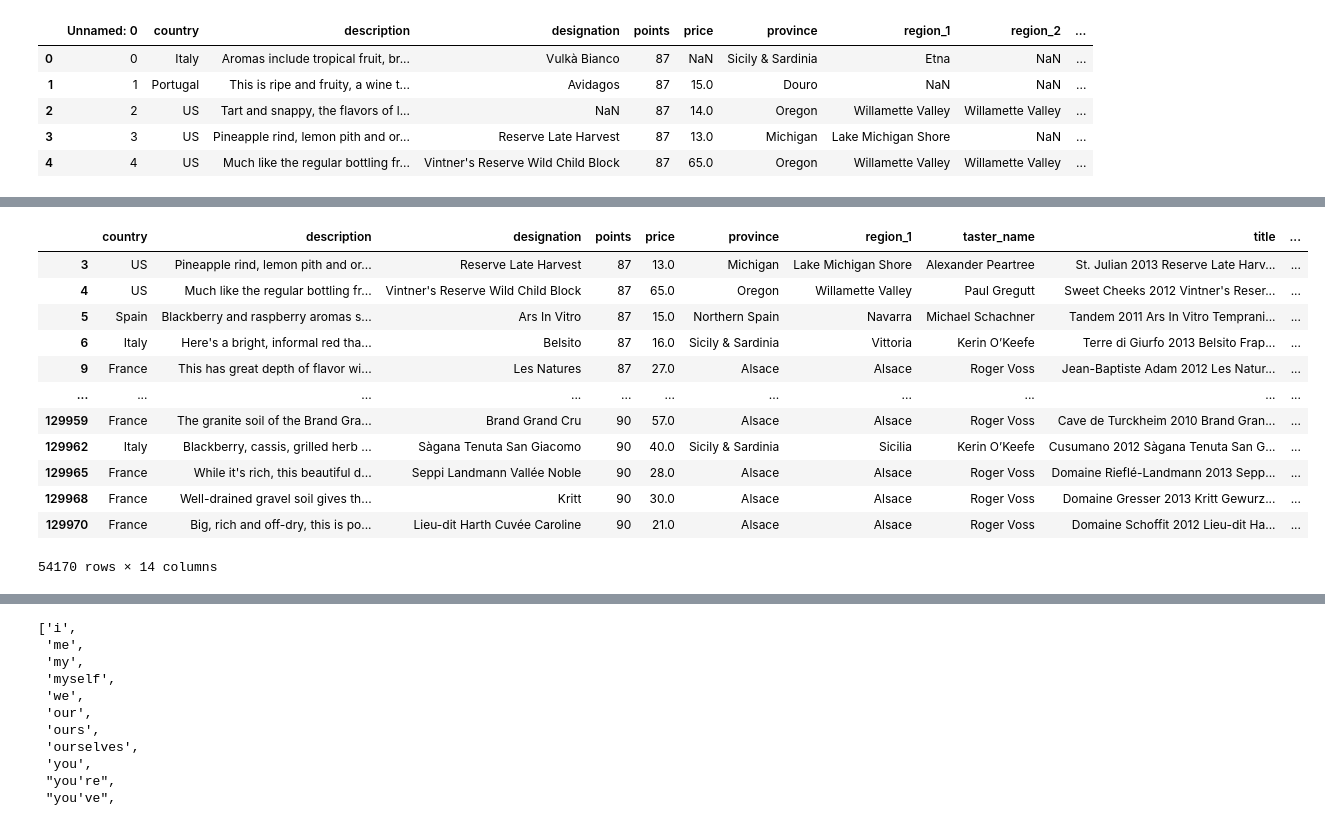
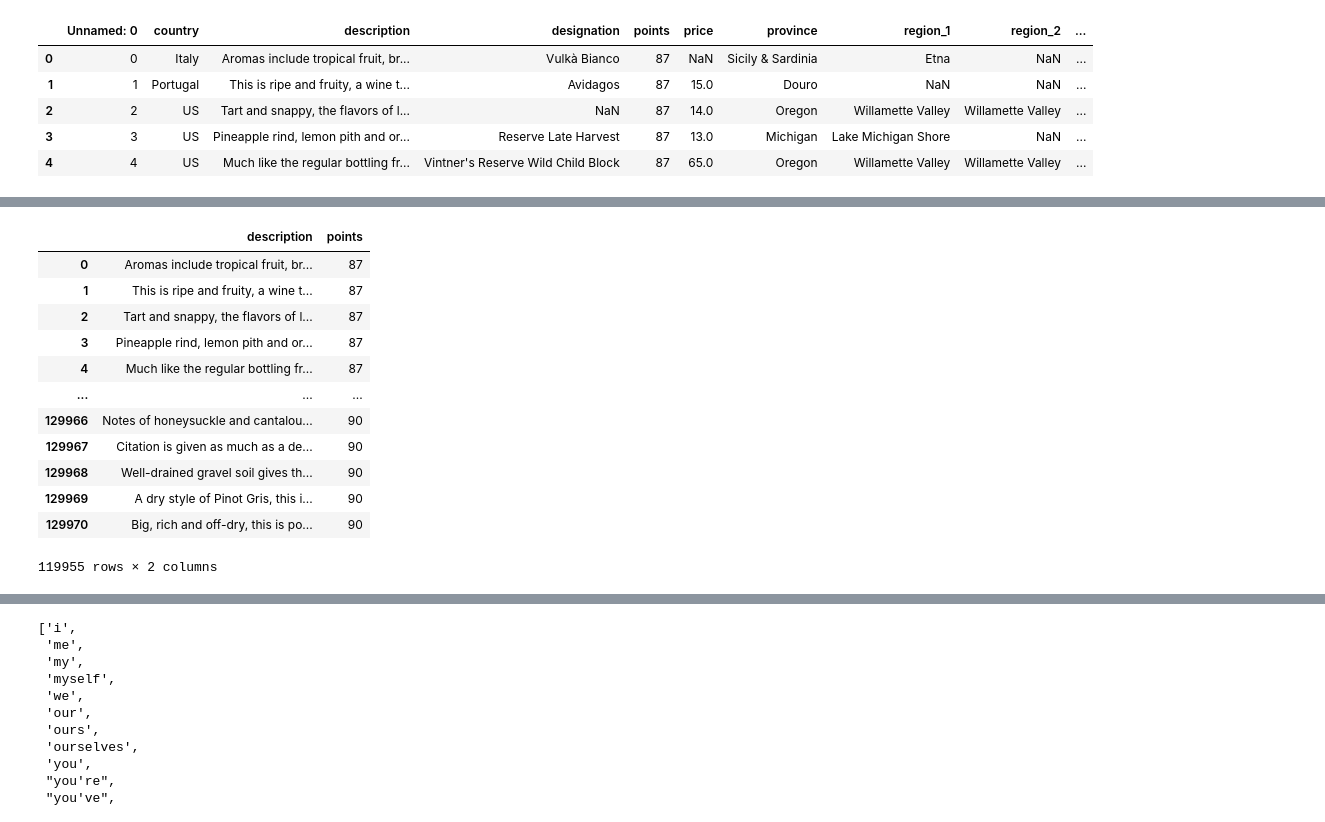
Before and after one commit to rahilanath/Final_Project, a Jupyter notebook: text_analysis.ipynb, the cells around one changed output, grey strips where cells are left out. Cells and saved outputs as stored; diff of their text form; code cells hidden in the pictures.

```diff
--- a/text_analysis.ipynb
+++ b/text_analysis.ipynb
@@ -30,7 +31,8 @@ all_wines.head()
 | 3 | 3 | US | Pineapple rind, lemon pith and or... | Reserve Late Harvest | 87 | 13.0 | Michigan | Lake Michigan Shore | NaN | ... |
 | 4 | 4 | US | Much like the regular bottling fr... | Vintner's Reserve Wild Child Block | 87 | 65.0 | Oregon | Willamette Valley | Willamette Valley | ... |
 # %%
-clean_wines = all_wines.drop(columns=['Unnamed: 0', 'taster_twitter_handle', 'region_2'])
+clean_wines = all_wines.drop(columns=['Unnamed: 0', 'taster_twitter_handle', 'region_2', 'price', 'province',
+                                     'region_1', 'taster_name', 'title', 'variety', 'winery', 'country', 'designation'])
 clean_wines = clean_wines.dropna()
-clean_wines.head()
+clean_wines
 # %% [output]
@@ -43,10 +51,0 @@ clean_wines.head()
-# %%
-clean_wines['variety'] = clean_wines['variety'].replace(['Weissburgunder'], 'Chardonnay')
-clean_wines['variety'] = clean_wines['variety'].replace(['Spatburgunder'], 'Pinot Noir')
-clean_wines['variety'] = clean_wines['variety'].replace(['Grauburgunder'], 'Pinot Gris')
-clean_wines['variety'] = clean_wines['variety'].replace(['Garnacha'], 'Grenache')
-clean_wines['variety'] = clean_wines['variety'].replace(['Pinot Nero'], 'Pinot Noir')
-clean_wines['variety'] = clean_wines['variety'].replace(['Alvarinho'], 'Albarino')
-# %%
-clean_wines['vintage'] = clean_wines['title'].str.extract('(\d\d\d\d)', expand=True)
-clean_wines
@@ -67,5 +51,0 @@ clean_wines
-# %%
-clean_wines['type'] = ['white' if x in ['Chardonnay', 'Riesling', 'Sauvignon Blanc', 'White Blend', 'Sparkling Blend', 'Pinot Gris',
-                                        'Champagne Blend', 'GrÃ¼ner Veltliner', 'Pinot Grigio', 'Portuguese White', 'Viognier',
-                                        'GewÃ¼rztraminer', 'GewÃ¼rztraminer'] else 'red' for x in clean_wines['variety']]
-clean_wines
@@ -86,17 +52,17 @@ clean_wines
 # %%
-clean_wines['word_count'] = clean_wines['description'].str.lower().str.split().str.len()
+clean_wines = clean_wines.drop_duplicates('description')
 clean_wines
 # %% [output]
-|  | country | description | designation | points | price | province | region_1 | taster_name | title | ... |
-| 3 | US | Pineapple rind, lemon pith and or... | Reserve Late Harvest | 87 | 13.0 | Michigan | Lake Michigan Shore | Alexander Peartree | St. Julian 2013 Reserve Late Harv... | ... |
-| 4 | US | Much like the regular bottling fr... | Vintner's Reserve Wild Child Block | 87 | 65.0 | Oregon | Willamette Valley | Paul Gregutt | Sweet Cheeks 2012 Vintner's Reser... | ... |
-| 5 | Spain | Blackberry and raspberry aromas s... | Ars In Vitro | 87 | 15.0 | Northern Spain | Navarra | Michael Schachner | Tandem 2011 Ars In Vitro Temprani... | ... |
-| 6 | Italy | Here's a bright, informal red tha... | Belsito | 87 | 16.0 | Sicily & Sardinia | Vittoria | Kerin O’Keefe | Terre di Giurfo 2013 Belsito Frap... | ... |
-| 9 | France | This has great depth of flavor wi... | Les Natures | 87 | 27.0 | Alsace | Alsace | Roger Voss | Jean-Baptiste Adam 2012 Les Natur... | ... |
-| ... | ... | ... | ... | ... | ... | ... | ... | ... | ... | ... |
-| 129959 | France | The granite soil of the Brand Gra... | Brand Grand Cru | 90 | 57.0 | Alsace | Alsace | Roger Voss | Cave de Turckheim 2010 Brand Gran... | ... |
-| 129962 | Italy | Blackberry, cassis, grilled herb ... | Sàgana Tenuta San Giacomo | 90 | 40.0 | Sicily & Sardinia | Sicilia | Kerin O’Keefe | Cusumano 2012 Sàgana Tenuta San G... | ... |
-| 129965 | France | While it's rich, this beautiful d... | Seppi Landmann Vallée Noble | 90 | 28.0 | Alsace | Alsace | Roger Voss | Domaine Rieflé-Landmann 2013 Sepp... | ... |
-| 129968 | France | Well-drained gravel soil gives th... | Kritt | 90 | 30.0 | Alsace | Alsace | Roger Voss | Domaine Gresser 2013 Kritt Gewurz... | ... |
-| 129970 | France | Big, rich and off-dry, this is po... | Lieu-dit Harth Cuvée Caroline | 90 | 21.0 | Alsace | Alsace | Roger Voss | Domaine Schoffit 2012 Lieu-dit Ha... | ... |
+|  | description | points |
+| 0 | Aromas include tropical fruit, br... | 87 |
+| 1 | This is ripe and fruity, a wine t... | 87 |
+| 2 | Tart and snappy, the flavors of l... | 87 |
+| 3 | Pineapple rind, lemon pith and or... | 87 |
+| 4 | Much like the regular bottling fr... | 87 |
+| ... | ... | ... |
+| 129966 | Notes of honeysuckle and cantalou... | 90 |
+| 129967 | Citation is given as much as a de... | 90 |
+| 129968 | Well-drained gravel soil gives th... | 90 |
+| 129969 | A dry style of Pinot Gris, this i... | 90 |
+| 129970 | Big, rich and off-dry, this is po... | 90 |
-54170 rows × 14 columns
+119955 rows × 2 columns
```
Also changed, not shown: parts of 37 cells of this notebook, 2 other files.
